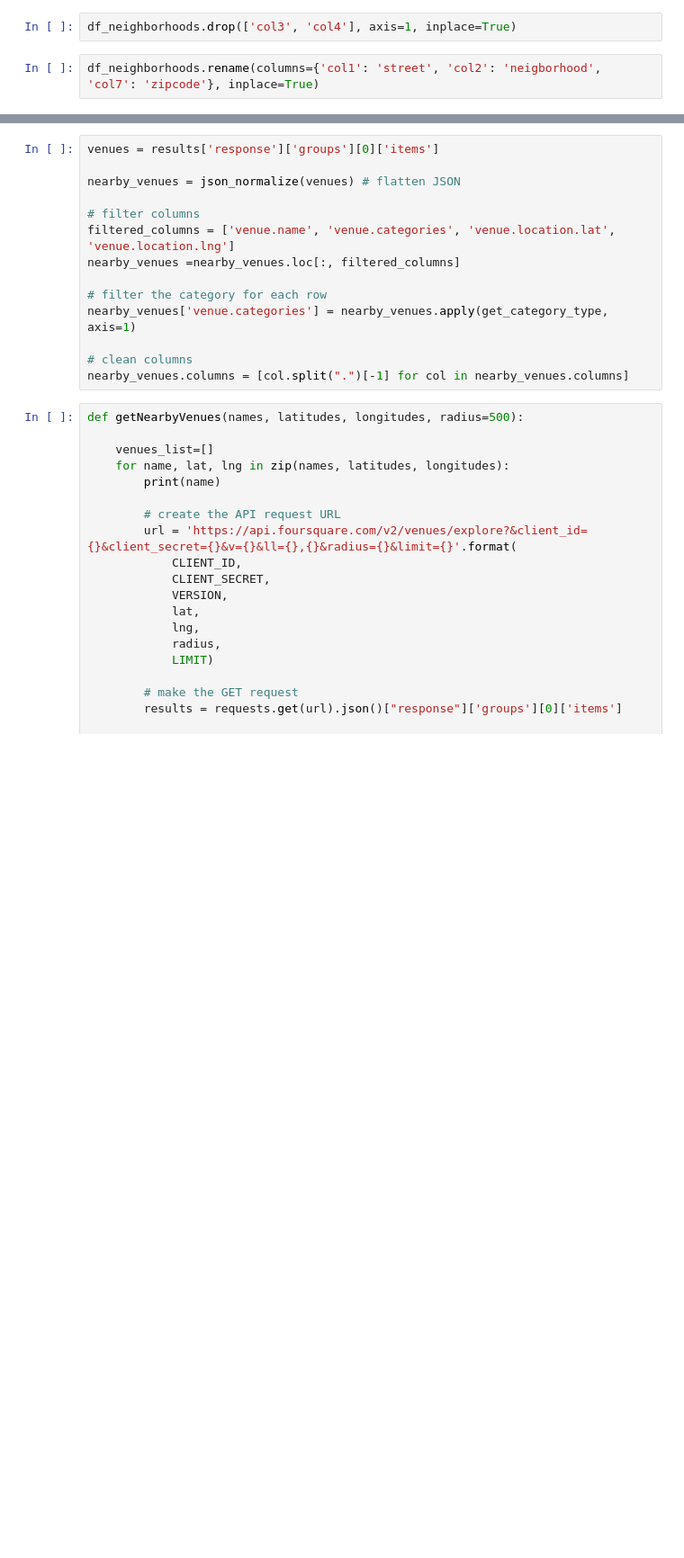
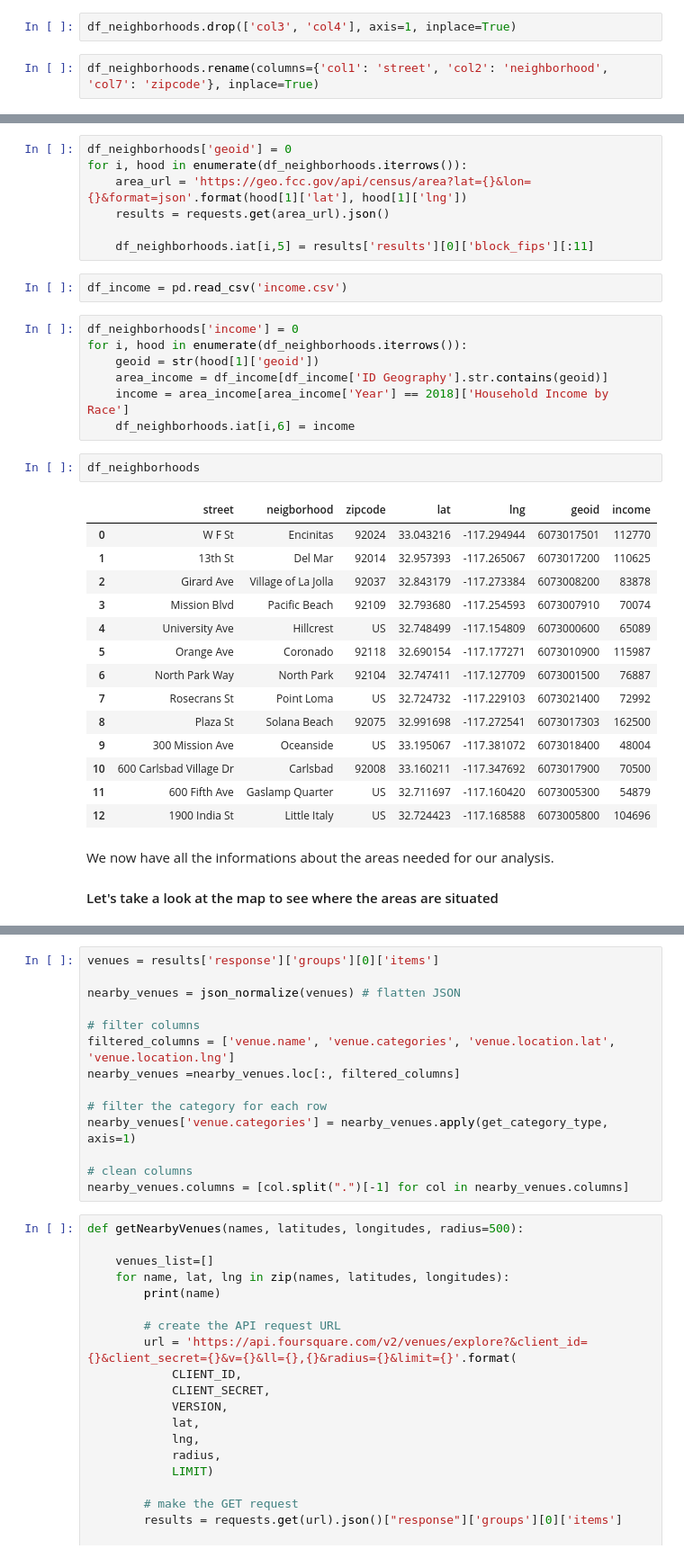
Before and after one commit to dominikalad/Coursera_Capstone, a Jupyter notebook: Capstone_DS_Project-Foursquare.ipynb, the cells around one changed output, grey strips where cells are left out. Shown at 90% size. Saved outputs shown, nothing was run; the diff lists cells and outputs as text; blank space fills up the shorter version.

```diff
--- a/Capstone_DS_Project-Foursquare.ipynb
+++ b/Capstone_DS_Project-Foursquare.ipynb
@@ -74,4 +90,4 @@ df_neighborhoods.iat[10, 1] = 'Carlsbad'
 # %%
 df_neighborhoods.drop(['col3', 'col4'], axis=1, inplace=True)
 # %%
-df_neighborhoods.rename(columns={'col1': 'street', 'col2': 'neigborhood', 'col7': 'zipcode'}, inplace=True)
+df_neighborhoods.rename(columns={'col1': 'street', 'col2': 'neighborhood', 'col7': 'zipcode'}, inplace=True)
@@ -78 +98,38 @@ df_neighborhoods.rename(columns={'col1': 'street', 'col2': 'neigborhood', 'col7'
+# %%
+df_neighborhoods['geoid'] = 0
+for i, hood in enumerate(df_neighborhoods.iterrows()):
+    area_url = 'https://geo.fcc.gov/api/census/area?lat={}&lon={}&format=json'.format(hood[1]['lat'], hood[1]['lng'])
+    results = requests.get(area_url).json()
+
+    df_neighborhoods.iat[i,5] = results['results'][0]['block_fips'][:11]
+# %%
+df_income = pd.read_csv('income.csv')
+# %%
+df_neighborhoods['income'] = 0
+for i, hood in enumerate(df_neighborhoods.iterrows()):
+    geoid = str(hood[1]['geoid'])
+    area_income = df_income[df_income['ID Geography'].str.contains(geoid)]
+    income = area_income[area_income['Year'] == 2018]['Household Income by Race']
+    df_neighborhoods.iat[i,6] = income
+# %%
+df_neighborhoods
+# %% [output]
+|  | street | neigborhood | zipcode | lat | lng | geoid | income |
+| 0 | W F St | Encinitas | 92024 | 33.043216 | -117.294944 | 6073017501 | 112770 |
+| 1 | 13th St | Del Mar | 92014 | 32.957393 | -117.265067 | 6073017200 | 110625 |
+| 2 | Girard Ave | Village of La Jolla | 92037 | 32.843179 | -117.273384 | 6073008200 | 83878 |
+| 3 | Mission Blvd | Pacific Beach | 92109 | 32.793680 | -117.254593 | 6073007910 | 70074 |
+| 4 | University Ave | Hillcrest | US | 32.748499 | -117.154809 | 6073000600 | 65089 |
+| 5 | Orange Ave | Coronado | 92118 | 32.690154 | -117.177271 | 6073010900 | 115987 |
+| 6 | North Park Way | North Park | 92104 | 32.747411 | -117.127709 | 6073001500 | 76887 |
+| 7 | Rosecrans St | Point Loma | US | 32.724732 | -117.229103 | 6073021400 | 72992 |
+| 8 | Plaza St | Solana Beach | 92075 | 32.991698 | -117.272541 | 6073017303 | 162500 |
+| 9 | 300 Mission Ave | Oceanside | US | 33.195067 | -117.381072 | 6073018400 | 48004 |
+| 10 | 600 Carlsbad Village Dr | Carlsbad | 92008 | 33.160211 | -117.347692 | 6073017900 | 70500 |
+| 11 | 600 Fifth Ave | Gaslamp Quarter | US | 32.711697 | -117.160420 | 6073005300 | 54879 |
+| 12 | 1900 India St | Little Italy | US | 32.724423 | -117.168588 | 6073005800 | 104696 |
+# %% [markdown]
+We now have all the informations about the areas needed for our analysis.
+
+#### Let's take a look at the map to see where the areas are situated
 # %%
```
Also changed, not shown: parts of 52 cells of this notebook.
